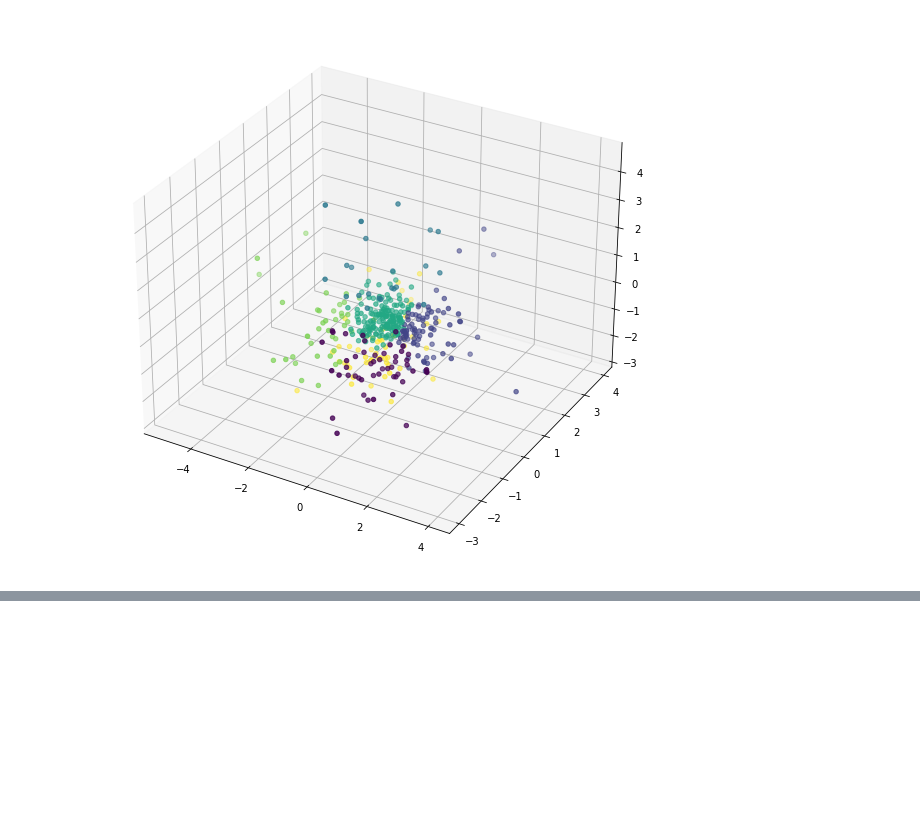
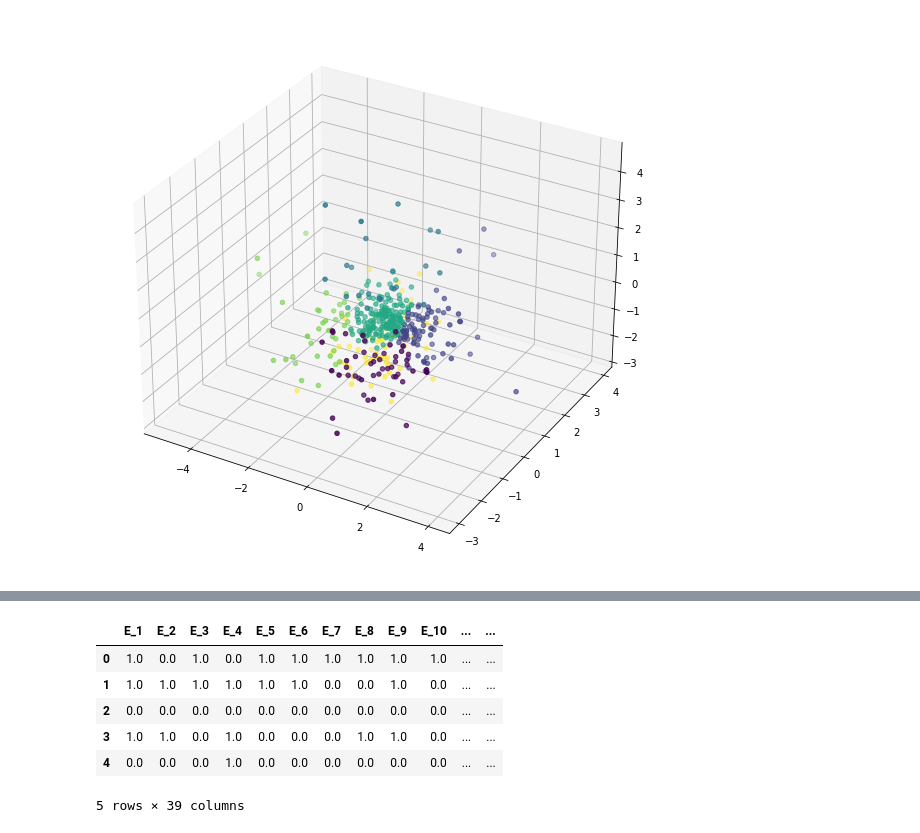
Before and after one commit to EricPostMaster/market-research-cluster-analysis, a Jupyter notebook: production.ipynb, the cells around one changed output, grey strips where cells are left out. Drawn from its saved outputs; the diff is of its cells as text; code cells hidden in the pictures; blank space fills up the shorter version.

```diff
--- a/production.ipynb
+++ b/production.ipynb
@@ -513,0 +548,10 @@ fig.show()
+# %%
+df_fct.head()
+# %% [output]
+|  | E_1 | E_2 | E_3 | E_4 | E_5 | E_6 | E_7 | E_8 | E_9 | E_10 | ... | ... |
+| 0 | 1.0 | 0.0 | 1.0 | 0.0 | 1.0 | 1.0 | 1.0 | 1.0 | 1.0 | 1.0 | ... | ... |
+| 1 | 1.0 | 1.0 | 1.0 | 1.0 | 1.0 | 1.0 | 0.0 | 0.0 | 1.0 | 0.0 | ... | ... |
+| 2 | 0.0 | 0.0 | 0.0 | 0.0 | 0.0 | 0.0 | 0.0 | 0.0 | 0.0 | 0.0 | ... | ... |
+| 3 | 1.0 | 1.0 | 0.0 | 1.0 | 0.0 | 0.0 | 0.0 | 1.0 | 1.0 | 0.0 | ... | ... |
+| 4 | 0.0 | 0.0 | 0.0 | 1.0 | 0.0 | 0.0 | 0.0 | 0.0 | 0.0 | 0.0 | ... | ... |
+5 rows × 39 columns
```
Also changed, not shown: parts of 17 cells of this notebook.
